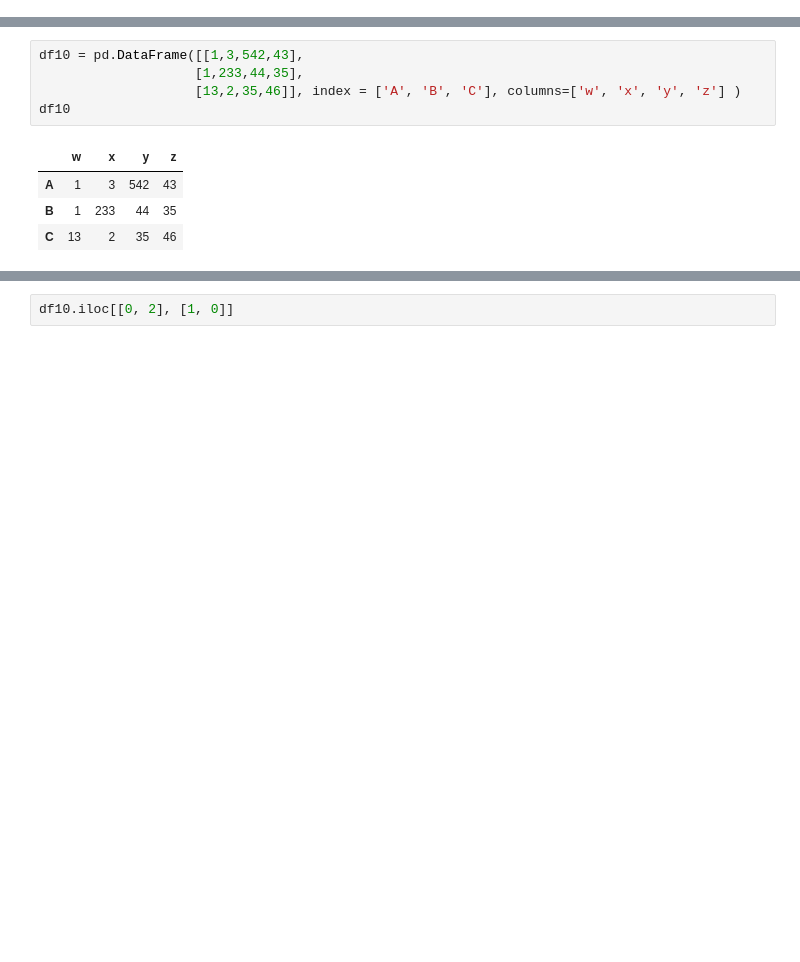
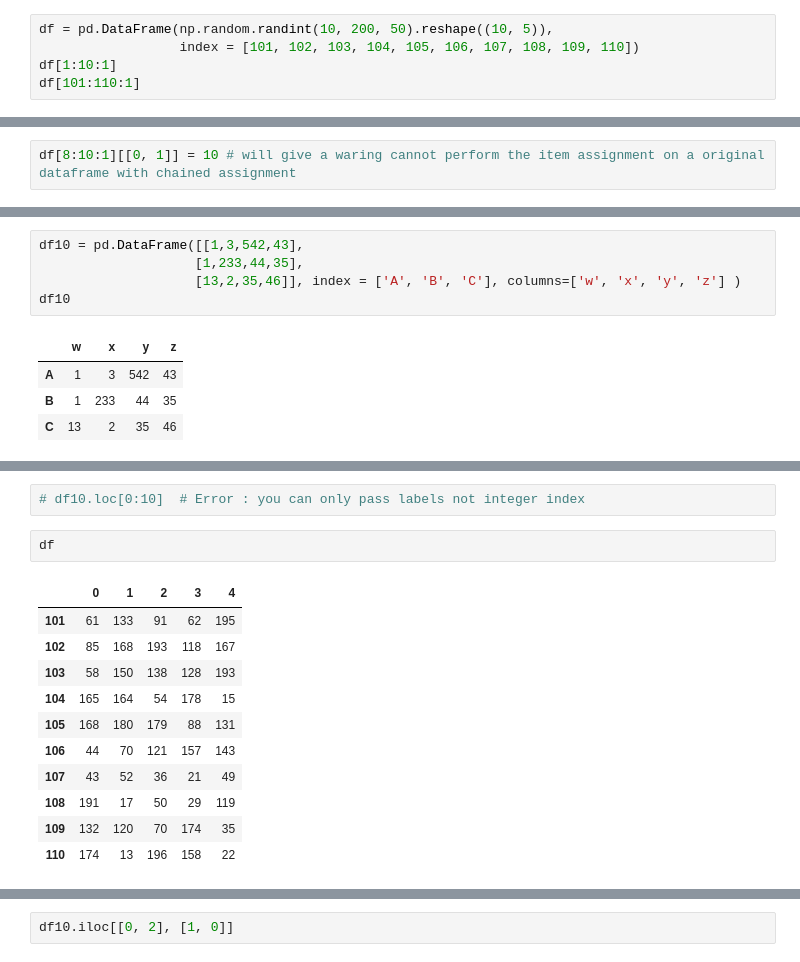
Before and after one commit to Anuragpathak08/Data-analysis-m3, a Jupyter notebook: tut02_pandas/tut004.ipynb, the cells around one changed output, grey strips where cells are left out. Saved outputs shown, nothing was run; the diff lists cells and outputs as text; blank space fills up the shorter version.

```diff
--- a/tut02_pandas/tut004.ipynb
+++ b/tut02_pandas/tut004.ipynb
@@ -127,0 +159,5 @@ crime_data[-1:-10:-1]
+# %%
+df = pd.DataFrame(np.random.randint(10, 200, 50).reshape((10, 5)),
+                  index = [101, 102, 103, 104, 105, 106, 107, 108, 109, 110])
+df[1:10:1]
+df[101:110:1]
@@ -127,0 +166,2 @@ crime_data[-1:-10:-1]
+# %%
+df[8:10:1][[0, 1]] = 10 # will give a waring cannot perform the item assignment on a original dataframe with chained assignment
@@ -192,0 +211,16 @@ df10
+# %%
+# df10.loc[0:10]  # Error : you can only pass labels not integer index
+# %%
+df
+# %% [output]
+|  | 0 | 1 | 2 | 3 | 4 |
+| 101 | 61 | 133 | 91 | 62 | 195 |
+| 102 | 85 | 168 | 193 | 118 | 167 |
+| 103 | 58 | 150 | 138 | 128 | 193 |
+| 104 | 165 | 164 | 54 | 178 | 15 |
+| 105 | 168 | 180 | 179 | 88 | 131 |
+| 106 | 44 | 70 | 121 | 157 | 143 |
+| 107 | 43 | 52 | 36 | 21 | 49 |
+| 108 | 191 | 17 | 50 | 29 | 119 |
+| 109 | 132 | 120 | 70 | 174 | 35 |
+| 110 | 174 | 13 | 196 | 158 | 22 |
```
Also changed, not shown: parts of 16 cells of this notebook.
